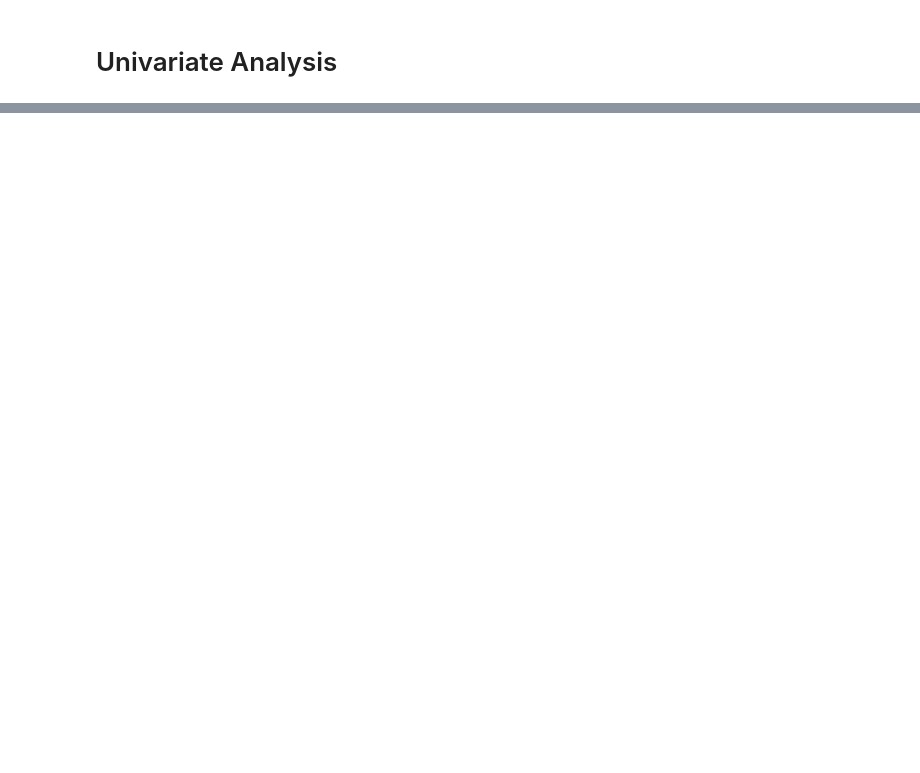
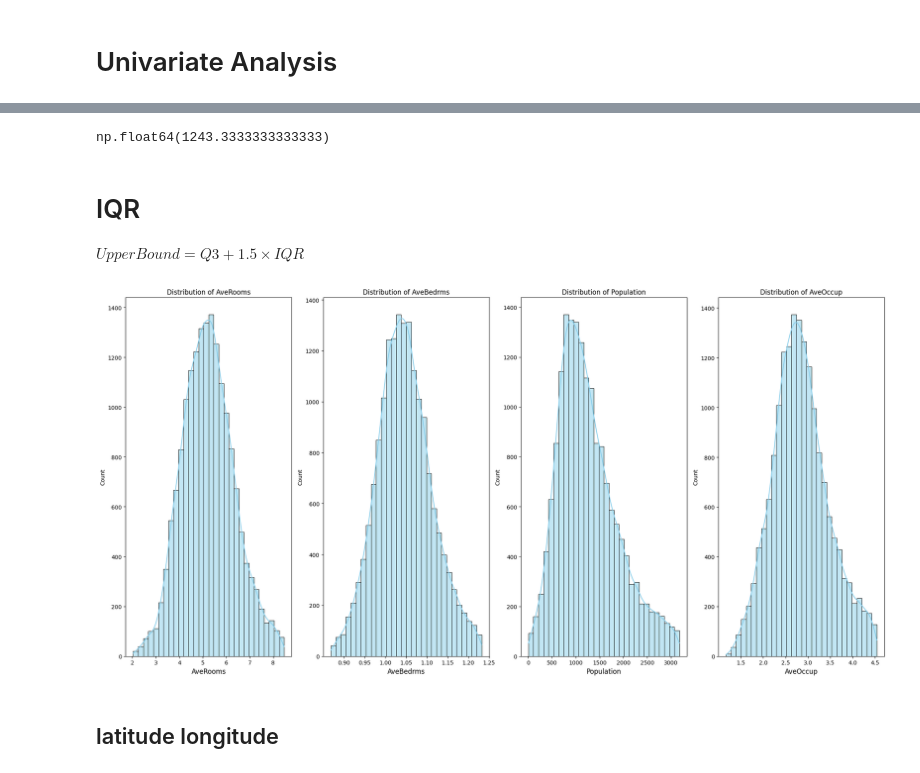
Before and after one commit to Netall0/ML, a Jupyter notebook: notebooks/MLinear.ipynb, the cells around one changed output, grey strips where cells are left out. Saved outputs shown, nothing was run; the diff lists cells and outputs as text; code cells hidden in the pictures; blank space fills up the shorter version.

```diff
--- a/notebooks/MLinear.ipynb
+++ b/notebooks/MLinear.ipynb
@@ -129,0 +119,49 @@ plt.show()
+# %%
+# chech max values of features
+
+
+
+df.AveRooms.max()
+df.AveBedrms.max()
+df.Population.max()
+df.AveOccup.max()
+# %% [output]
+np.float64(1243.3333333333333)
+# %%
+df["log-median-income"] = np.log1p(df["MedInc"])
+#
+# %% [markdown]
+# IQR
+
+$Upper Bound=Q3+1.5×IQR$
+# %%
+for i,col in enumerate(['AveRooms', 'AveBedrms', 'Population', 'AveOccup']):
+    Q1 = df[col].quantile(0.25)
+    Q3 = df[col].quantile(0.75)
+
+    lower_bound = Q1 - 1.5 * (Q3 - Q1)
+    upper_bound = Q3 + 1.5 * (Q3 - Q1)
+
+    df = df[(df[col] > lower_bound) & (df[col] < upper_bound)]
+# %%
+
+# check problematic features
+
+fig,axes = plt.subplots(1,4,figsize=(20,10))
+
+cols = ['AveRooms', 'AveBedrms', 'Population', 'AveOccup',]
+
+axes = axes.flatten() # TODO explore
+
+for i,col in enumerate(cols):
+    sns.histplot(df[col],kde=True,ax=axes[i],color='skyblue',edgecolor='black',bins=30)
+    axes[i].set_title(f'Distribution of {col}',fontsize= 12)
+    axes[i].set_xlabel(f'{col}',fontsize= 12)
+
+
+plt.tight_layout()
+plt.show()
+# %% [output]
+[figure, added]
+# %% [markdown]
+## latitude longitude
```
Also changed, not shown: parts of 33 cells of this notebook, 9 other files.
